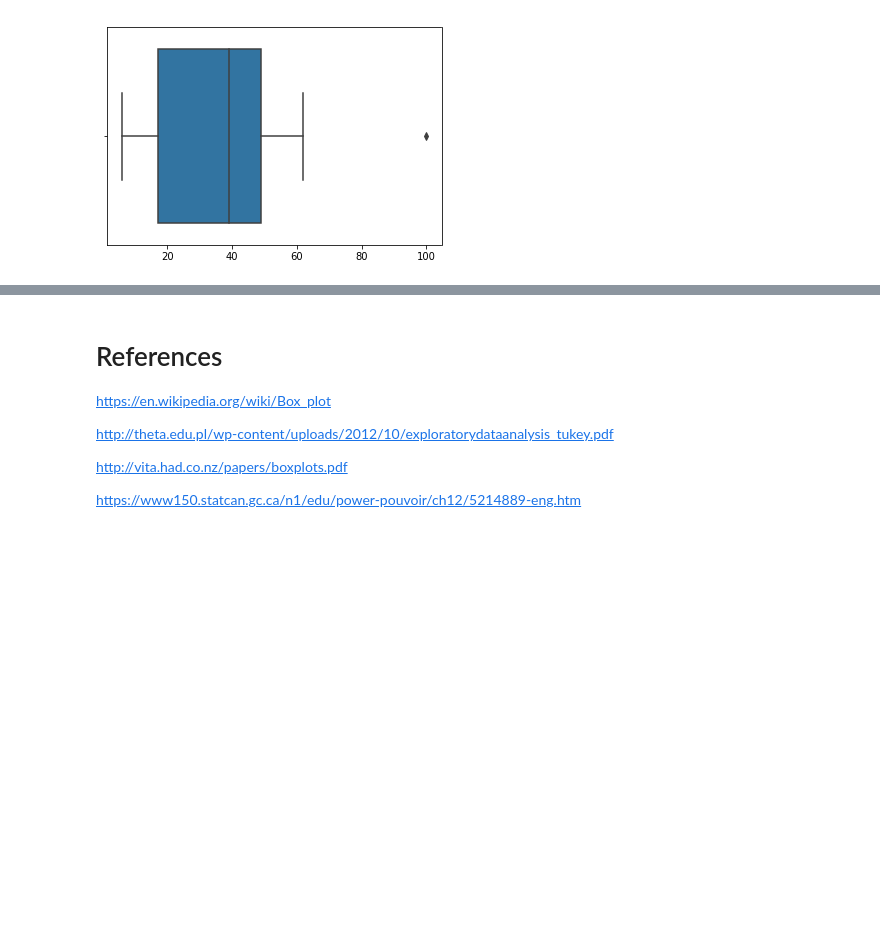
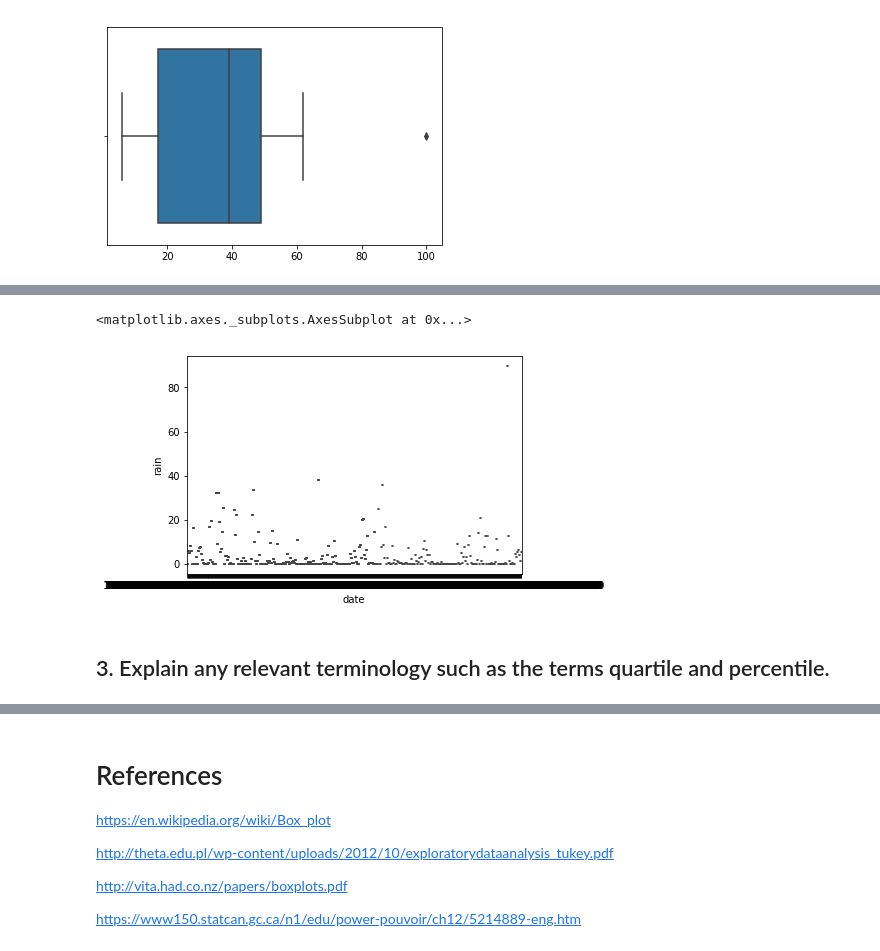
Before and after one commit to RitRa/Box-Plot-Project, a Jupyter notebook: Box Plot Project.ipynb, the cells around one changed output, grey strips where cells are left out. Drawn from its saved outputs; the diff is of its cells as text; code cells hidden in the pictures; blank space fills up the shorter version.

```diff
--- a/Box Plot Project.ipynb
+++ b/Box Plot Project.ipynb
@@ -37,0 +95,5 @@ ax
+# %%
+# https://pandas.pydata.org/pandas-docs/stable/generated/pandas.to_datetime.html
+# convert date column to date time
+df['date'] = pd.to_datetime(df['date'])
+df
@@ -37,0 +119,9 @@ ax
+# %%
+%matplotlib inline
+newplot = sns.boxplot(x= df['date'], y = df['rain'])
+newplot
+# %% [output]
+<matplotlib.axes._subplots.AxesSubplot at 0x...>
+[figure, added]
+# %% [markdown]
+## 3. Explain any relevant terminology such as the terms quartile and percentile.
```
Also changed, not shown: parts of 11 cells of this notebook.
